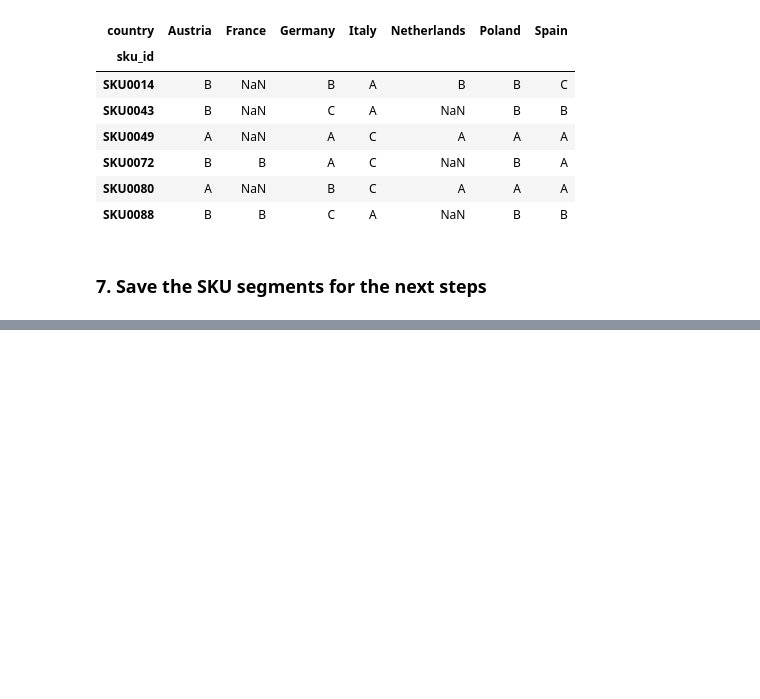
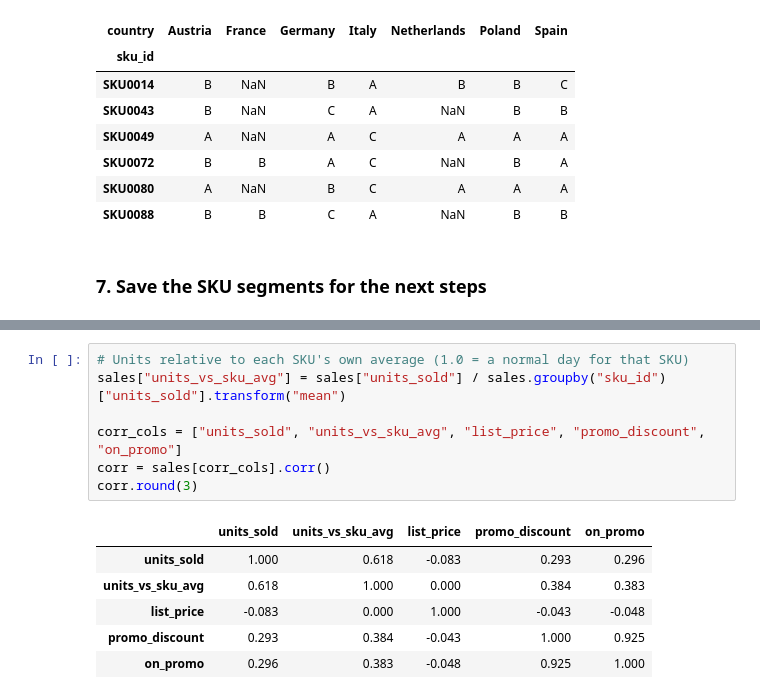
Before and after one commit to Chebet-Koske/data-ladder-capstone-project, a Jupyter notebook: notebooks/capstone_code.ipynb, the cells around one changed output, grey strips where cells are left out. Drawn from its saved outputs; the diff is of its cells as text; blank space fills up the shorter version.

```diff
--- a/notebooks/capstone_code.ipynb
+++ b/notebooks/capstone_code.ipynb
@@ -722,0 +767,14 @@ Saved 102 SKUs
+# %%
+# Units relative to each SKU's own average (1.0 = a normal day for that SKU)
+sales["units_vs_sku_avg"] = sales["units_sold"] / sales.groupby("sku_id")["units_sold"].transform("mean")
+
+corr_cols = ["units_sold", "units_vs_sku_avg", "list_price", "promo_discount", "on_promo"]
+corr = sales[corr_cols].corr()
+corr.round(3)
+# %% [output]
+|  | units_sold | units_vs_sku_avg | list_price | promo_discount | on_promo |
+| units_sold | 1.000 | 0.618 | -0.083 | 0.293 | 0.296 |
+| units_vs_sku_avg | 0.618 | 1.000 | 0.000 | 0.384 | 0.383 |
+| list_price | -0.083 | 0.000 | 1.000 | -0.043 | -0.048 |
+| promo_discount | 0.293 | 0.384 | -0.043 | 1.000 | 0.925 |
+| on_promo | 0.296 | 0.383 | -0.048 | 0.925 | 1.000 |
```
Also changed, not shown: parts of 29 cells of this notebook, 1 other file.
